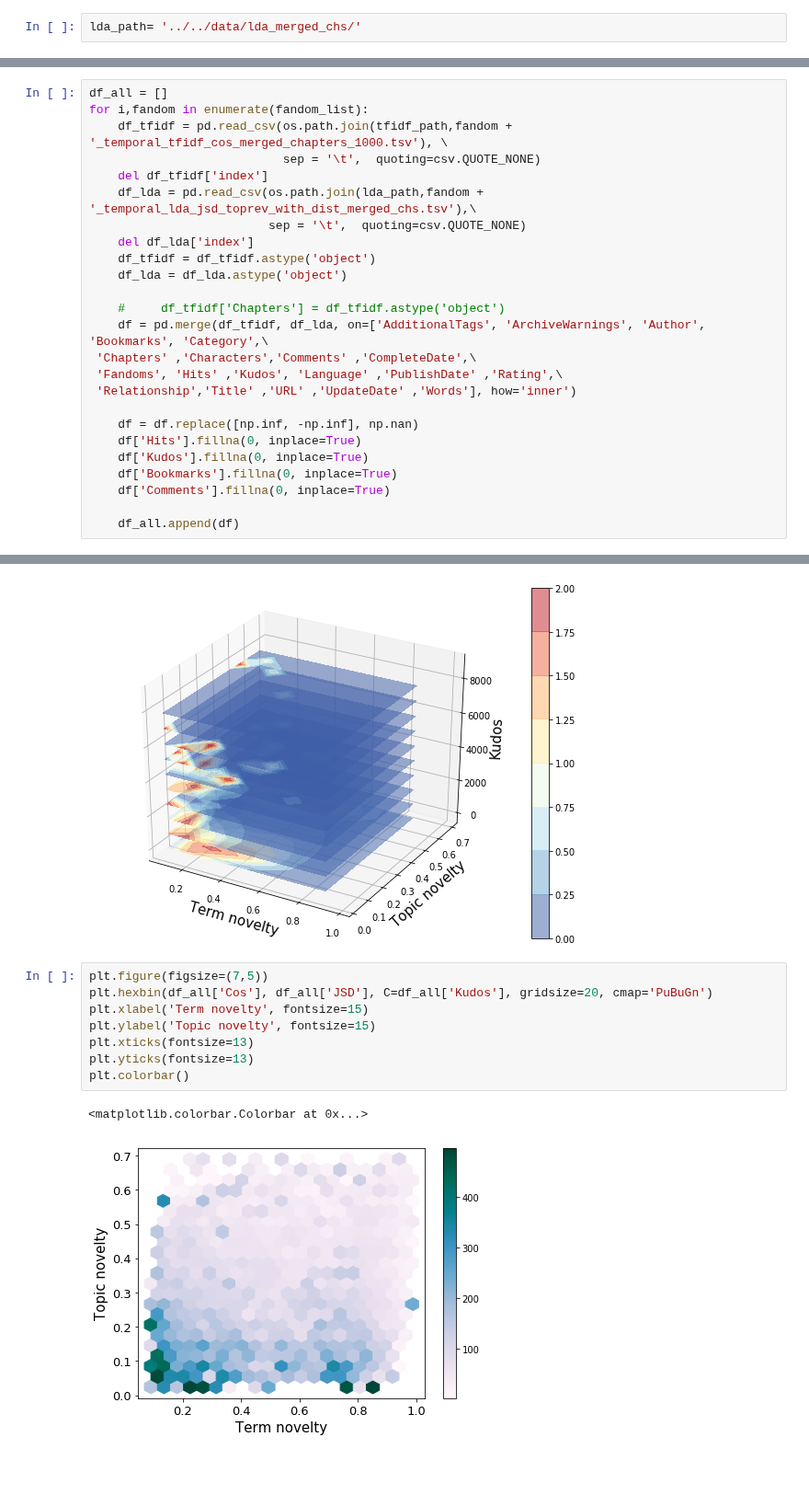
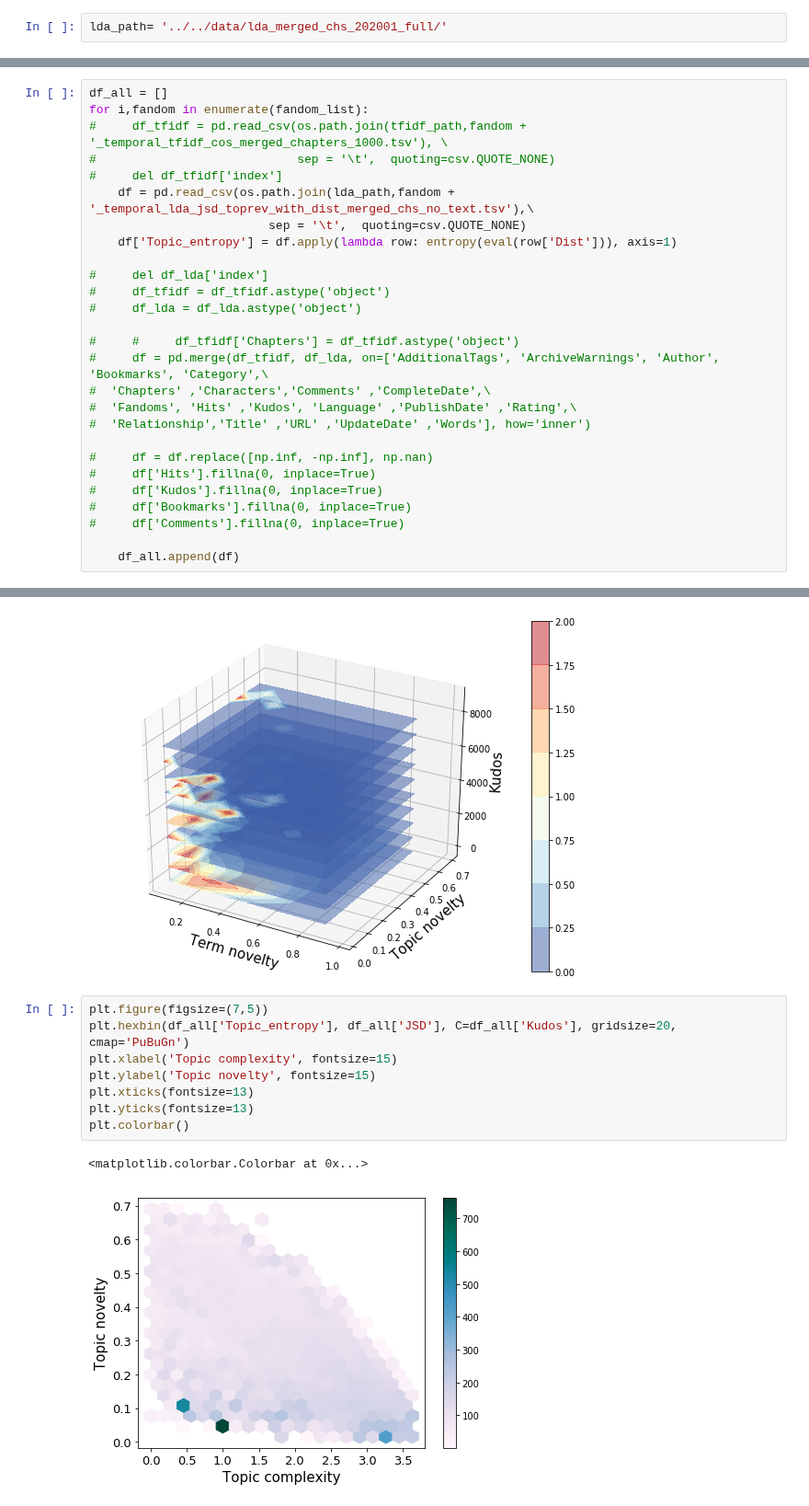
Before and after one commit to yzjing/ao3_old, a Jupyter notebook: exps/20190919_current_exps/plot_3d.ipynb, the cells around one changed output, grey strips where cells are left out. Shown at 92% size. Drawn from its saved outputs; the diff is of its cells as text; blank space fills up the shorter version.

```diff
--- a/exps/20190919_current_exps/plot_3d.ipynb
+++ b/exps/20190919_current_exps/plot_3d.ipynb
@@ -8,7 +9,7 @@ import csv
 # %%
 tfidf_path = '../../data/tfidf_merged_chs_1000/'
 # %%
-lda_path= '../../data/lda_merged_chs/'
+lda_path= '../../data/lda_merged_chs_202001_full/'
 # %%
 fandom_list = ['harry_potter',
  'dcu',
@@ -36,26 +37,28 @@ fandom_list = ['harry_potter',
 # %%
 df_all = []
 for i,fandom in enumerate(fandom_list):
-    df_tfidf = pd.read_csv(os.path.join(tfidf_path,fandom + '_temporal_tfidf_cos_merged_chapters_1000.tsv'), \
-                           sep = '\t',  quoting=csv.QUOTE_NONE)
-    del df_tfidf['index']
-    df_lda = pd.read_csv(os.path.join(lda_path,fandom + '_temporal_lda_jsd_toprev_with_dist_merged_chs.tsv'),\
+#     df_tfidf = pd.read_csv(os.path.join(tfidf_path,fandom + '_temporal_tfidf_cos_merged_chapters_1000.tsv'), \
+#                            sep = '\t',  quoting=csv.QUOTE_NONE)
+#     del df_tfidf['index']
+    df = pd.read_csv(os.path.join(lda_path,fandom + '_temporal_lda_jsd_toprev_with_dist_merged_chs_no_text.tsv'),\
                          sep = '\t',  quoting=csv.QUOTE_NONE)
-    del df_lda['index']
-    df_tfidf = df_tfidf.astype('object')
-    df_lda = df_lda.astype('object')
+    df['Topic_entropy'] = df.apply(lambda row: entropy(eval(row['Dist'])), axis=1)
 
-    #     df_tfidf['Chapters'] = df_tfidf.astype('object')
-    df = pd.merge(df_tfidf, df_lda, on=['AdditionalTags', 'ArchiveWarnings', 'Author', 'Bookmarks', 'Category',\
- 'Chapters' ,'Characters','Comments' ,'CompleteDate',\
- 'Fandoms', 'Hits' ,'Kudos', 'Language' ,'PublishDate' ,'Rating',\
- 'Relationship','Title' ,'URL' ,'UpdateDate' ,'Words'], how='inner')
+#     del df_lda['index']
+#     df_tfidf = df_tfidf.astype('object')
+#     df_lda = df_lda.astype('object')
 
-    df = df.replace([np.inf, -np.inf], np.nan)
-    df['Hits'].fillna(0, inplace=True)
-    df['Kudos'].fillna(0, inplace=True)
-    df['Bookmarks'].fillna(0, inplace=True)
-    df['Comments'].fillna(0, inplace=True)
+#     #     df_tfidf['Chapters'] = df_tfidf.astype('object')
+#     df = pd.merge(df_tfidf, df_lda, on=['AdditionalTags', 'ArchiveWarnings', 'Author', 'Bookmarks', 'Category',\
+#  'Chapters' ,'Characters','Comments' ,'CompleteDate',\
+#  'Fandoms', 'Hits' ,'Kudos', 'Language' ,'PublishDate' ,'Rating',\
+#  'Relationship','Title' ,'URL' ,'UpdateDate' ,'Words'], how='inner')
+
+#     df = df.replace([np.inf, -np.inf], np.nan)
+#     df['Hits'].fillna(0, inplace=True)
+#     df['Kudos'].fillna(0, inplace=True)
+#     df['Bookmarks'].fillna(0, inplace=True)
+#     df['Comments'].fillna(0, inplace=True)
 
     df_all.append(df)
 # %%
@@ -130,12 +133,12 @@ Text(0.5, 0, 'Kudos')
 [figure]
 # %%
 plt.figure(figsize=(7,5))
-plt.hexbin(df_all['Cos'], df_all['JSD'], C=df_all['Kudos'], gridsize=20, cmap='PuBuGn')
-plt.xlabel('Term novelty', fontsize=15)
+plt.hexbin(df_all['Topic_entropy'], df_all['JSD'], C=df_all['Kudos'], gridsize=20, cmap='PuBuGn')
+plt.xlabel('Topic complexity', fontsize=15)
 plt.ylabel('Topic novelty', fontsize=15)
 plt.xticks(fontsize=13)
 plt.yticks(fontsize=13)
 plt.colorbar()
 # %% [output]
 <matplotlib.colorbar.Colorbar at 0x...>
-[figure, old version]
+[figure, new version]
```
Also changed, not shown: parts of 3 cells of this notebook, 3 other files.
